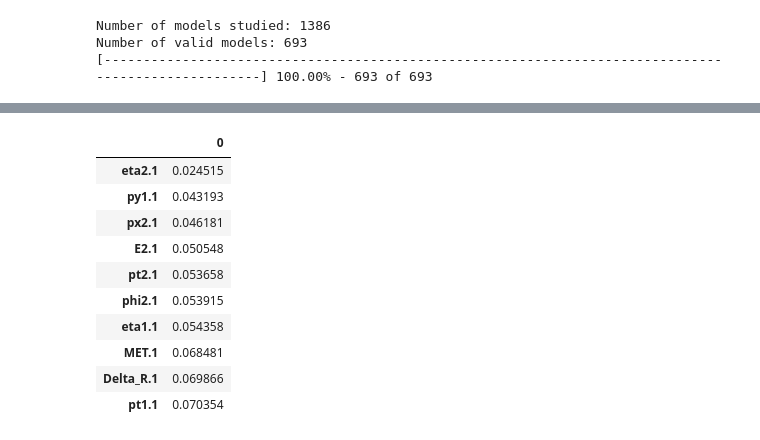
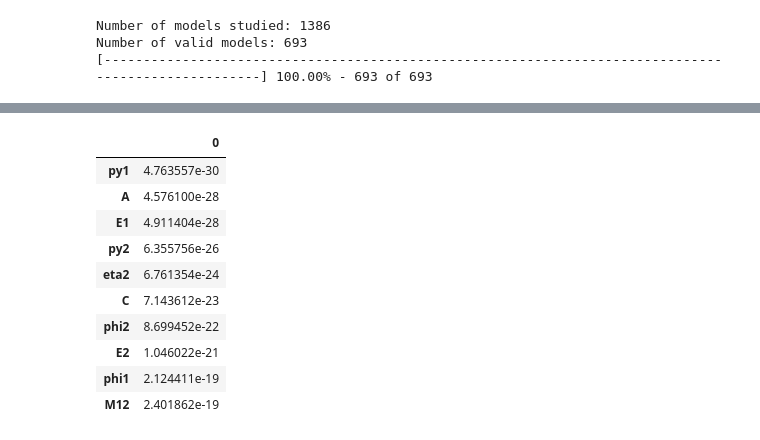
Before and after one commit to Esterci/Learning, a Jupyter notebook: Python/Anomaly_Detection/hyper_parameters_study/results_analyses.ipynb, the cells around one changed output, grey strips where cells are left out. Saved outputs shown, nothing was run; the diff lists cells and outputs as text; code cells hidden in the pictures.

```diff
--- a/Python/Anomaly_Detection/hyper_parameters_study/results_analyses.ipynb
+++ b/Python/Anomaly_Detection/hyper_parameters_study/results_analyses.ipynb
@@ -36,6 +38,13 @@ print('Number of valid models: {}'.format(len(valid_models_path)))
 results_ditc = {}
 
 n_elements = len(valid_models_path)
+
+valid_columns = [
+    "px1.1","py1.1","pz1.1","E1.1","eta1.1",
+    "phi1.1","pt1.1","px2.1","py2.1","pz2.1",
+    "E2.1","eta2.1","phi2.1","pt2.1","Delta_R.1",
+    "M12.1","MET.1","S.1","C.1","HT.1","A.1"
+]
 
 for results in valid_models_path:
 
@@ -57,7 +66,11 @@ for i,results in enumerate(valid_models_path):
 
     it = name_it.split('__')[-3]
 
-    results_ditc[it]['data'].append(pd.read_csv(results))
+    df = pd.read_csv(results)
+
+    df = df[::][valid_columns]
+
+    results_ditc[it]['data'].append(df.values)
 
     #Updating progress bar
 
@@ -238,15 +192,11 @@ for dcorr in format_dict:
     fig, ax = plt.subplots()
     fig.set_size_inches(16,9)
 
-    for x,col in enumerate(format_dict[dcorr]['erro_ks']):
+    for col in format_dict[dcorr]['erro_ks'].keys():
 
-        mean = format_dict[dcorr]['erro_ks'][col]['mean']
+        p_value = format_dict[dcorr]['erro_ks'][col]
 
-        std = format_dict[dcorr]['erro_ks'][col]['std']
-
-        ax.bar(col , mean)
-        ax.scatter(col , mean+std, c='k', marker='+')
-        ax.scatter(col , mean-std, c='k', marker='+')
+        ax.bar(col , p_value)
 
     plt.title("Hypothesis Test for attribute {}".format(dcorr))
     plt.ylabel("p-value")
@@ -271,28 +221,30 @@ for dcorr in format_dict:
 ... (9 outputs left out)
 # %%
-sorted_index = np.argsort(error_ks)
+mse_ks_list = [format_dict[dcorr]['mse_ks'] for dcorr in format_dict.keys()]
 
-sort_error_difference = [error_ks[i] for i in sorted_index]
+sorted_index = np.argsort(mse_ks_list)
+
+sort_error_difference = [mse_ks_list[i] for i in sorted_index]
 
 model_names = [name for name in format_dict.keys()]
 
 sort_model_names = [model_names[i] for i in sorted_index]
 
 small_model_names = sort_model_names[:10]
 
 error_df = pd.DataFrame(np.transpose(sort_error_difference[:10]),index=small_model_names)
 
 display(error_df)
 # %% [output]
 |  | 0 |
-| eta2.1 | 0.024515 |
-| py1.1 | 0.043193 |
-| px2.1 | 0.046181 |
-| E2.1 | 0.050548 |
-| pt2.1 | 0.053658 |
-| phi2.1 | 0.053915 |
-| eta1.1 | 0.054358 |
-| MET.1 | 0.068481 |
-| Delta_R.1 | 0.069866 |
-| pt1.1 | 0.070354 |
+| py1 | 4.763557e-30 |
+| A | 4.576100e-28 |
+| E1 | 4.911404e-28 |
+| py2 | 6.355756e-26 |
+| eta2 | 6.761354e-24 |
+| C | 7.143612e-23 |
+| phi2 | 8.699452e-22 |
+| E2 | 1.046022e-21 |
+| phi1 | 2.124411e-19 |
+| M12 | 2.401862e-19 |
 # %%
```
Also changed, not shown: parts of 24 cells of this notebook.
